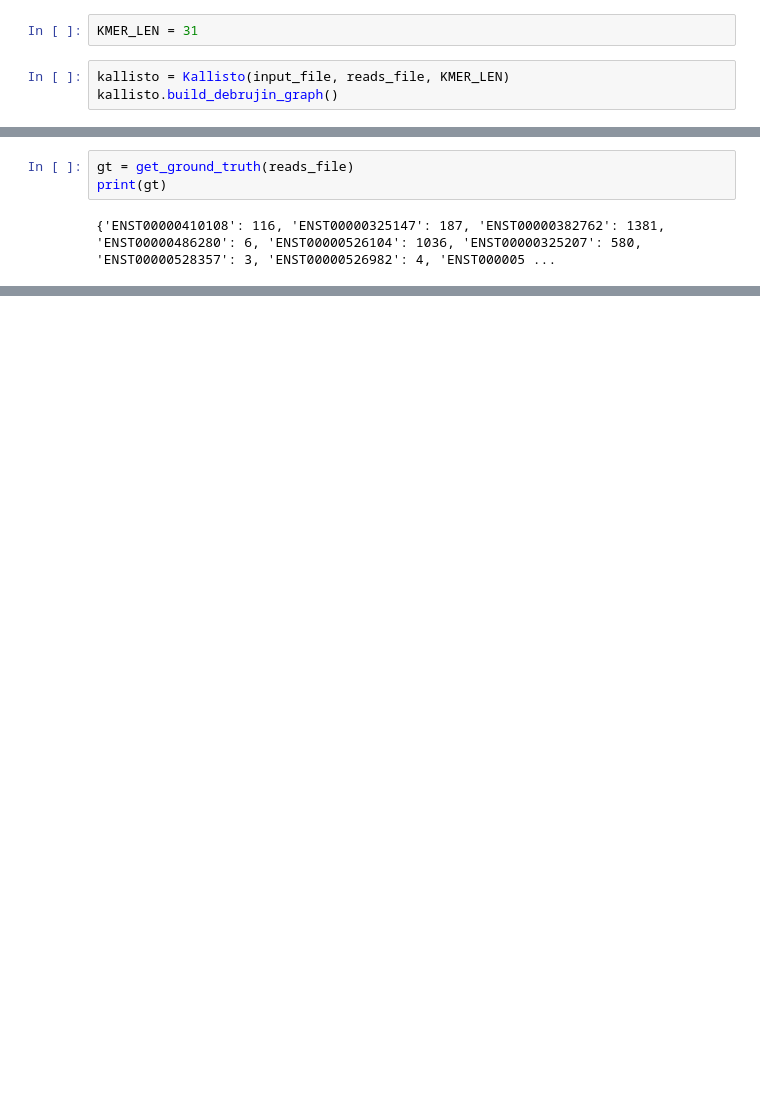
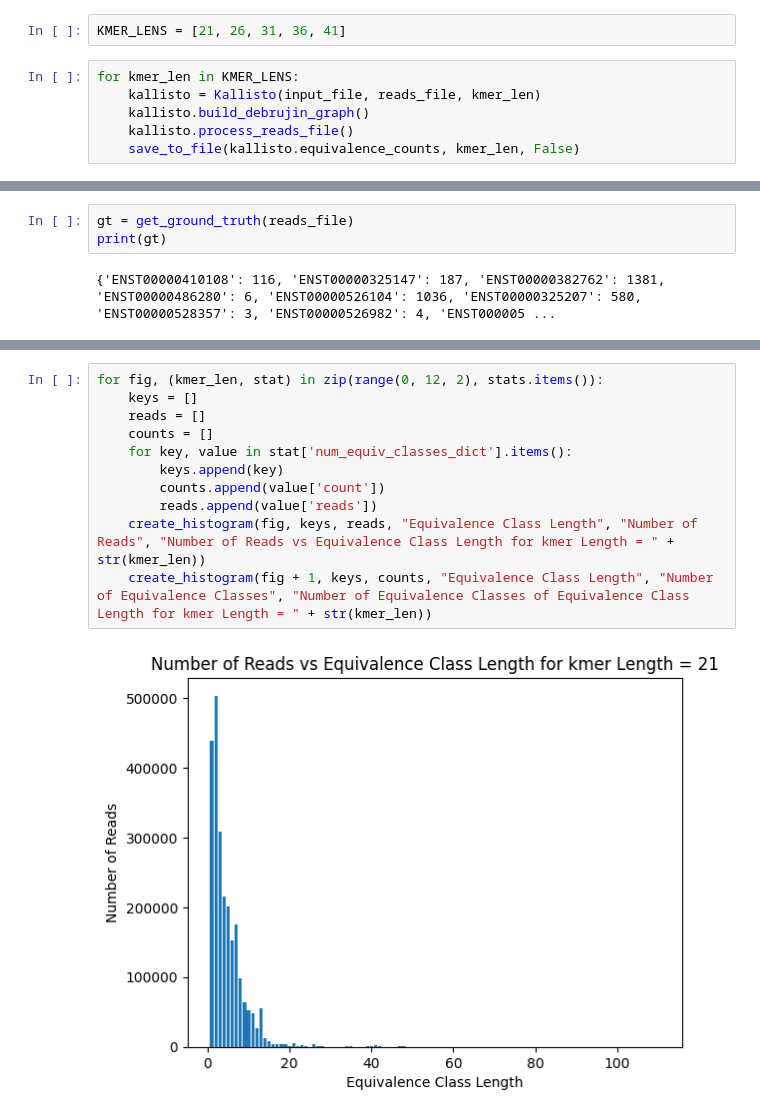
Before and after one commit to serna-bot/pseudoaligner, a Jupyter notebook: driver.ipynb, the cells around one changed output, grey strips where cells are left out. Drawn from its saved outputs; the diff is of its cells as text; blank space fills up the shorter version.

```diff
--- a/driver.ipynb
+++ b/driver.ipynb
@@ -18,9 +18,12 @@ from src.stats import *
 input_file = "/Users/serenaong/Documents/csc121_project/data/chr11_transcriptome.fasta"
 reads_file = "/Users/serenaong/Documents/csc121_project/data/reads.fasta"
 # %%
-KMER_LEN = 31
+KMER_LENS = [21, 26, 31, 36, 41]
 # %%
-kallisto = Kallisto(input_file, reads_file, KMER_LEN)
-kallisto.build_debrujin_graph()
+for kmer_len in KMER_LENS:
+    kallisto = Kallisto(input_file, reads_file, kmer_len)
+    kallisto.build_debrujin_graph()
+    kallisto.process_reads_file()
+    save_to_file(kallisto.equivalence_counts, kmer_len, False)
 # %% [output]
 Successfully created index.
@@ -56,0 +53,13 @@ print(gt)
+# %%
+for fig, (kmer_len, stat) in zip(range(0, 12, 2), stats.items()):
+    keys = []
+    reads = []
+    counts = []
+    for key, value in stat['num_equiv_classes_dict'].items():
+        keys.append(key)
+        counts.append(value['count'])
+        reads.append(value['reads'])
+    create_histogram(fig, keys, reads, "Equivalence Class Length", "Number of Reads", "Number of Reads vs Equivalence Class Length for kmer Length = " + str(kmer_len))
+    create_histogram(fig + 1, keys, counts, "Equivalence Class Length", "Number of Equivalence Classes", "Number of Equivalence Classes of Equivalence Class Length for kmer Length = " + str(kmer_len))
+# %% [output]
+[figure, added]
```
Also changed, not shown: parts of 7 cells of this notebook, 22 other files.
